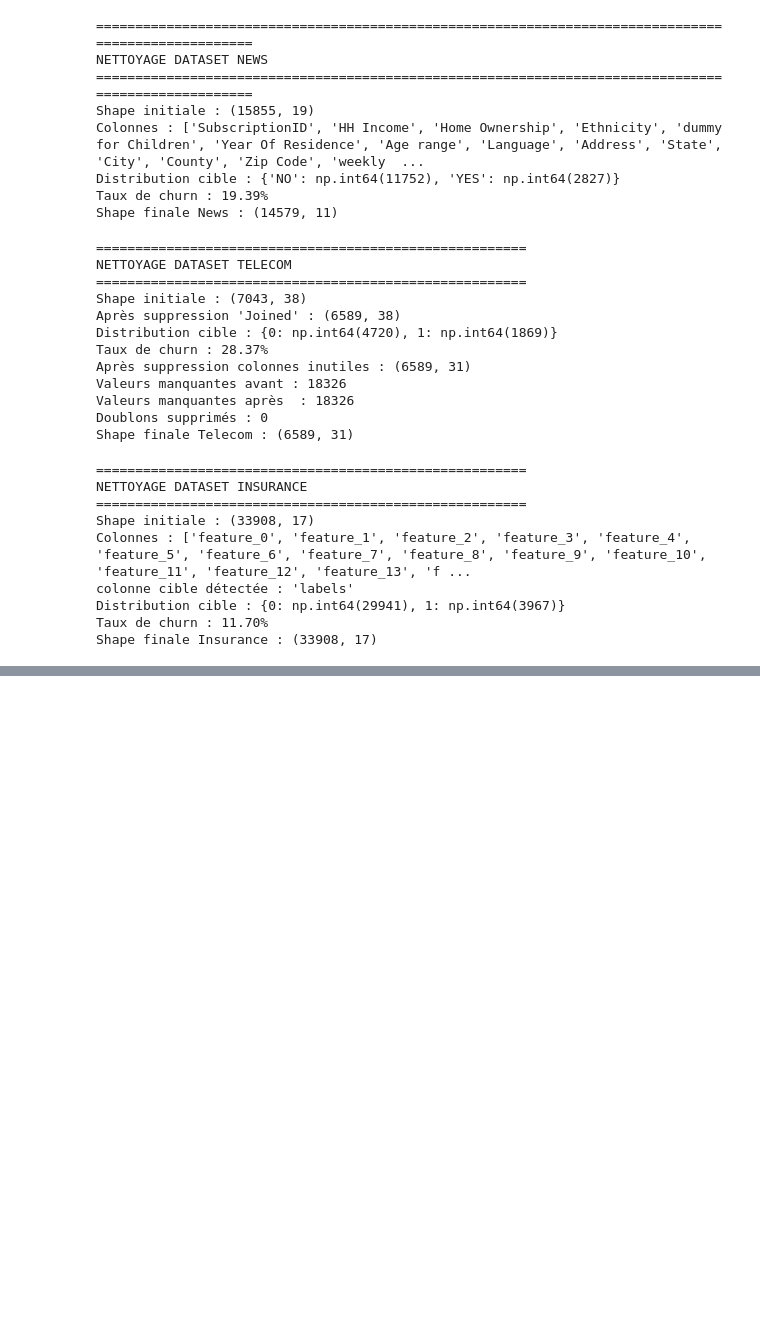
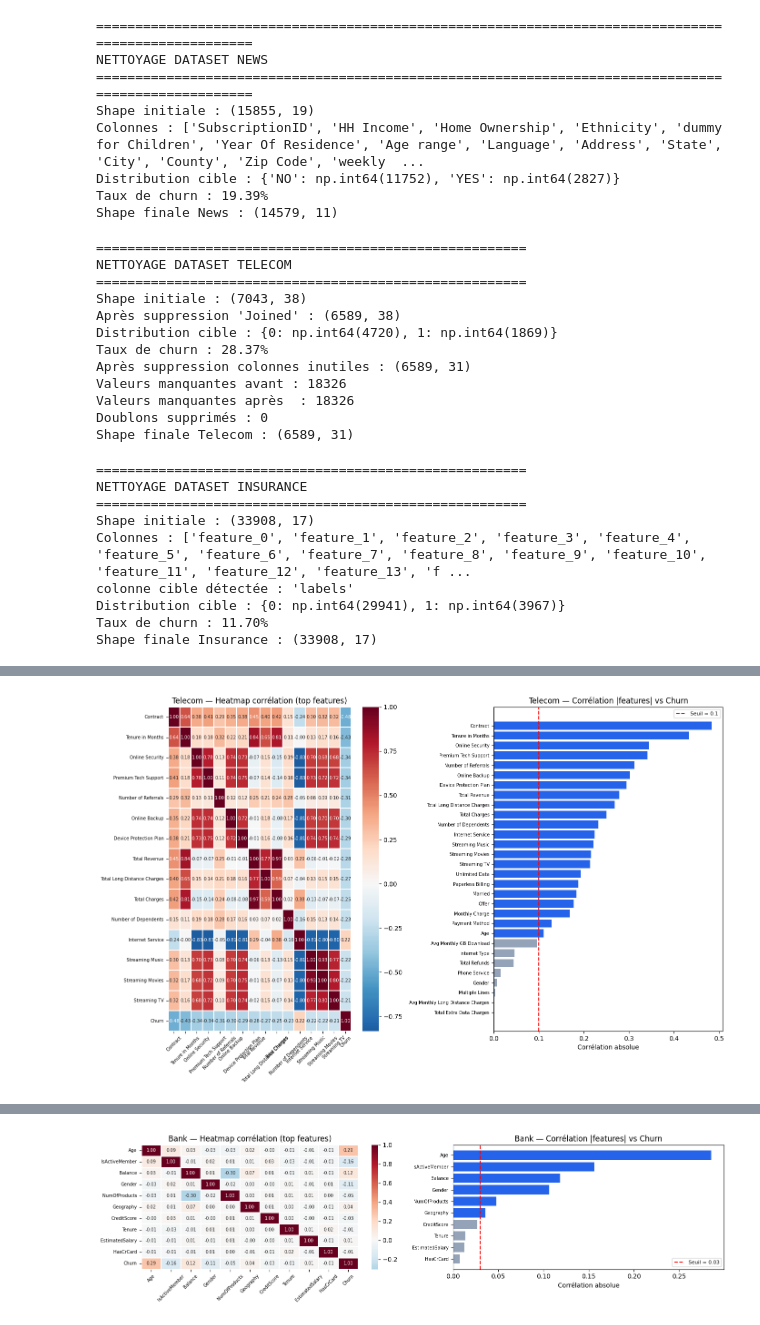
Before and after one commit to salmabelaalia/customer-churn-prediction, a Jupyter notebook: implementation.ipynb, the cells around one changed output, grey strips where cells are left out. Saved outputs shown, nothing was run; the diff lists cells and outputs as text; code cells hidden in the pictures; blank space fills up the shorter version.

Commit message:
Encodage et sélection des features par corrélation

```diff
--- a/implementation.ipynb
+++ b/implementation.ipynb
@@ -12,10 +17,10 @@ import os
 # %%
 # ── Chemins des fichiers ─────────────────────────────────────────
 PATHS = {
-    'bank' : 'Bank.csv',
-    'news' : 'News.xlsx',
-    'telecom' : 'Telecom.csv',
-    'insurance' : 'Insurance.csv'
+    'bank' : 'data/Bank.csv',
+    'news' : 'data/News.xlsx',
+    'telecom' : 'data/Telecom.csv',
+    'insurance' : 'data/Insurance.csv'
 }
 
 # ── Chargement ───────────────────────────────────────────────────
@@ -241,0 +301,70 @@ Shape finale Insurance : (33908, 17)
+# %%
+def select_features_by_correlation(df, name, threshold, plot=True): # seuil de corrélation
+    """Sélectionne les features corrélées à Churn au-dessus du seuil."""
+
+    # Calcul corrélations : calcule le lien entre 2 colonnes
+    corr_matrix = df.corr()
+    corr_with_target = corr_matrix['Churn'].abs().drop('Churn') # Extrait les corrélations avec la colonne 'Churn'
+
+    # Features retenues
+    selected = corr_with_target[corr_with_target >= threshold].index.tolist()
+    dropped = corr_with_target[corr_with_target < threshold].index.tolist()
+
+    # Affichage des résultats
+    print(f"{'─'*50}")
+    print(f" {name} — Seuil = {threshold}")
+    print(f"   Features retenues ({len(selected)}) : {selected[:6]}{'...' if len(selected)>6 else ''}")
+    print(f"   Features supprimées ({len(dropped)}) : {dropped[:6]}{'...' if len(dropped)>6 else ''}")
+
+    # Création des Graphiques
+    if plot:
+        fig, axes = plt.subplots(1, 2, figsize=(14, max(4, len(selected)*0.4)))
+
+        # Heatmap (top 15 features max)
+        top_feats = corr_with_target.nlargest(min(15, len(corr_with_target))).index.tolist() + ['Churn']
+        sub_corr = df[top_feats].corr() # calcule corrélation entre ces 15 features + Churn
+        sns.heatmap(sub_corr, annot=True, fmt='.2f', cmap='RdBu_r',
+                    center=0, ax=axes[0], linewidths=0.3, annot_kws={'size':7})
+        axes[0].set_title(f'{name} — Heatmap corrélation (top features)')
+        axes[0].tick_params(axis='x', rotation=45, labelsize=7)
+        axes[0].tick_params(axis='y', rotation=0, labelsize=7)
+
+        # Barplot corrélations avec Churn
+        corr_sorted = corr_with_target.sort_values(ascending=True)
+        colors = ['#2563EB' if v >= threshold else '#94A3B8' for v in corr_sorted]
+        axes[1].barh(corr_sorted.index, corr_sorted.values, color=colors)
+        axes[1].axvline(x=threshold, color='red', linestyle='--', label=f'Seuil = {threshold}') # Ajout un ligne rouge verticale pour montrerle seuil
+        axes[1].set_title(f'{name} — Corrélation |features| vs Churn')
+        axes[1].set_xlabel('Corrélation absolue') # Boite de couleurs
+        axes[1].legend(fontsize=8)
+        axes[1].tick_params(axis='y', labelsize=7) # Ajuster
+
+        plt.tight_layout()
+        plt.savefig(f'images/heatmap_{name.lower()}.png', dpi=100, bbox_inches='tight') # Sauvegarde comme une image (bbox_inches : Coupe les bords blancs autour du graphique)
+        plt.show()
+        print(f" Heatmap sauvegardée : images/heatmap_{name.lower()}.png")
+
+    return df[selected + ['Churn']] # new DataFrame = colonnes séléctionnées et colonne 'Churn'
+
+# ── Seuils comme dans l'article ──────────────────────────────────
+THRESHOLDS = {
+    'Telecom'   : 0.10,
+    'Bank'      : 0.03,
+    'Insurance' : 0.05,
+    'News'      : 0.05,
+}
+
+print("SÉLECTION DES FEATURES PAR CORRÉLATION")
+print("="*55)
+df_tel  = select_features_by_correlation(df_tel,  'Telecom',   THRESHOLDS['Telecom'],   plot=True)
+df_bank = select_features_by_correlation(df_bank, 'Bank',      THRESHOLDS['Bank'],      plot=True)
+df_ins  = select_features_by_correlation(df_ins,  'Insurance', THRESHOLDS['Insurance'], plot=True)
+df_news = select_features_by_correlation(df_news, 'News',      THRESHOLDS['News'],      plot=True)
+
+print()
+print("RÉSUMÉ FINAL FEATURES")
+print("="*55)
+for name, df in [('Telecom',df_tel),('Bank',df_bank),('Insurance',df_ins),('News',df_news)]:
+    n_feats = df.shape[1] - 1
+    print(f" {name} : {n_feats} features retenues")
+# %% [output]
@@ -241,0 +377 @@ Shape finale Insurance : (33908, 17)
+[figure, added]
@@ -241,0 +383 @@ Shape finale Insurance : (33908, 17)
+[figure, added]
```
Also changed, not shown: parts of 5 cells of this notebook, 9 other files.
